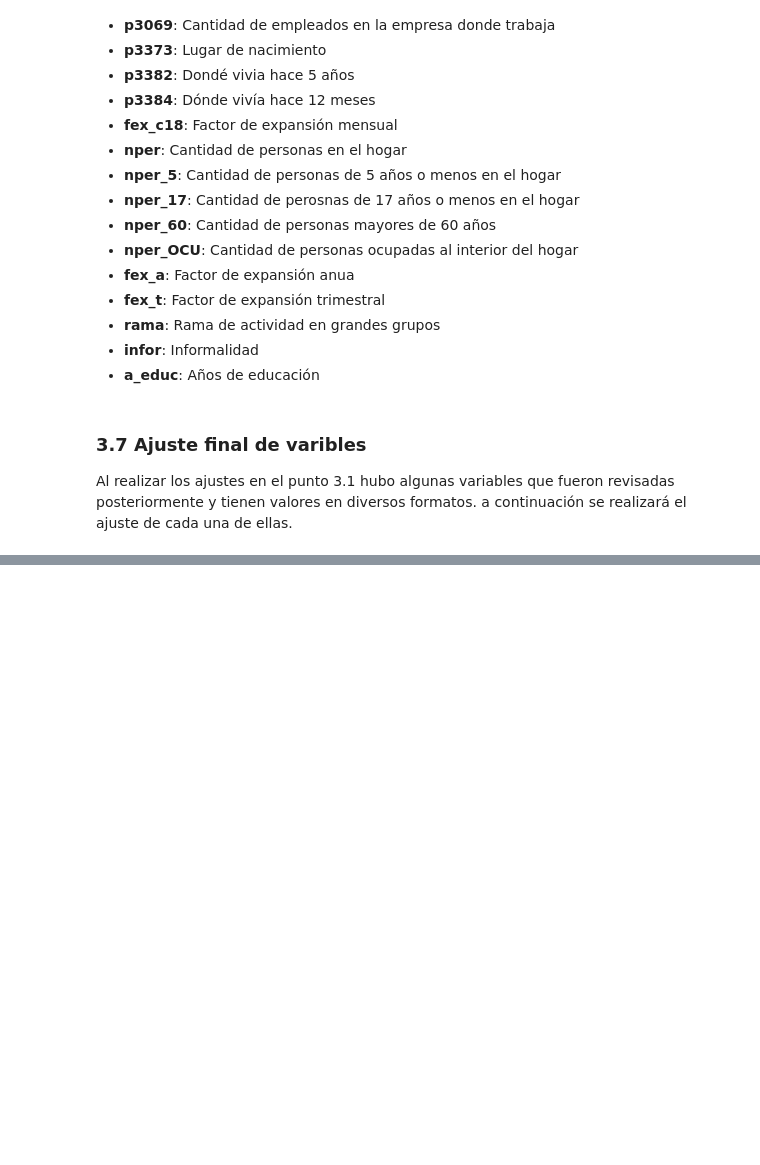
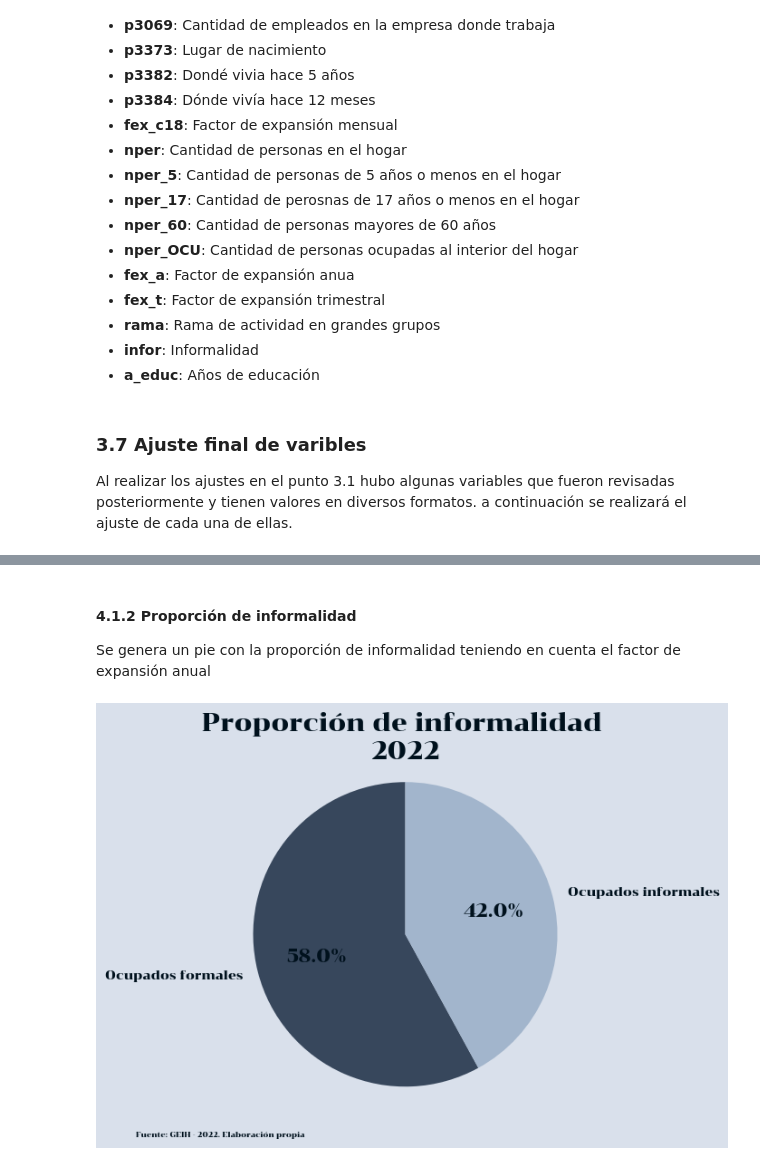
Before and after one commit to caavila96/Informalidad_GEIH_2022, a Jupyter notebook: informalidad_GEIH.ipynb, the cells around one changed output, grey strips where cells are left out. Saved outputs shown, nothing was run; the diff lists cells and outputs as text; code cells hidden in the pictures; blank space fills up the shorter version.

```diff
--- a/informalidad_GEIH.ipynb
+++ b/informalidad_GEIH.ipynb
@@ -524,0 +670,33 @@ df_final['dpto'] = df_final['dpto'].apply(mpio_divi)
+# %% [markdown]
+#### 4.1.2 Proporción de informalidad
+
+Se genera un pie con la proporción de informalidad teniendo en cuenta el factor de expansión anual
+# %%
+#calculo propoción de informalidad 2022
+plot2 = df_final[["infor","fex_a"]].groupby("infor").sum('fex_a')
+plot2 = plot2['fex_a'] / sum(plot2['fex_a'])
+
+#Labels
+label = ['Ocupados formales', 'Ocupados informales']
+
+# gráfica
+fig, ax = plt.subplots()
+patches, text, autotext =  ax.pie(plot2,  labels=label, autopct='%1.1f%%', startangle=90, colors =  ['#37475C', '#A2B5CC'])
+
+# ratio
+ax.axis('equal')
+
+# titulo
+ax.set_title('Proporción de informalidad \n2022', fontsize = 20)
+
+#tamaño porcentajes
+for autotext in autotext:
+    autotext.set_fontsize(15)
+
+
+#nota
+ax.text(-0.1, -0.1, note, transform=ax.transAxes, va='center', fontsize=6)
+
+plt.show()
+# %% [output]
+[figure, added]
```
Also changed, not shown: parts of 52 cells of this notebook.
